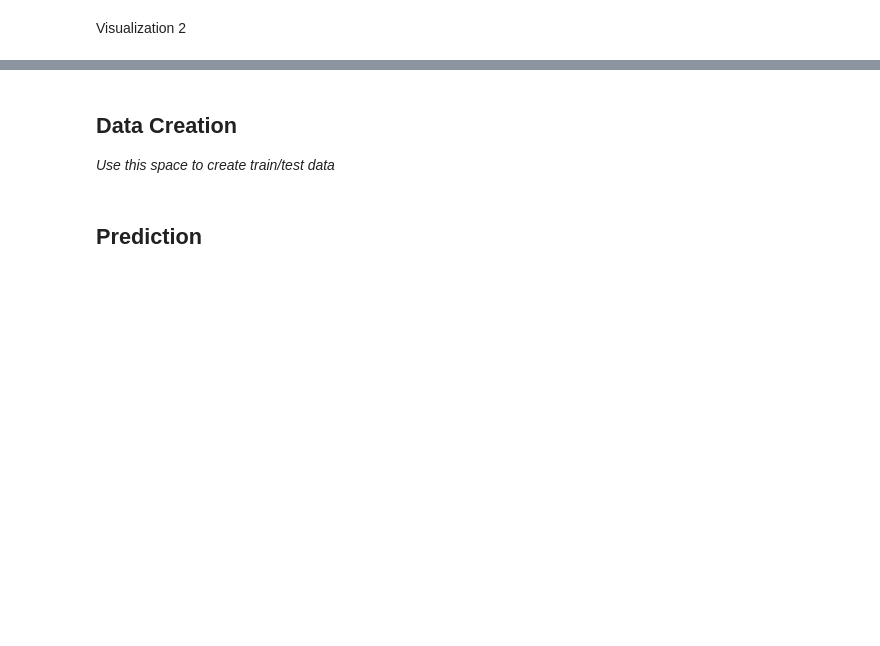
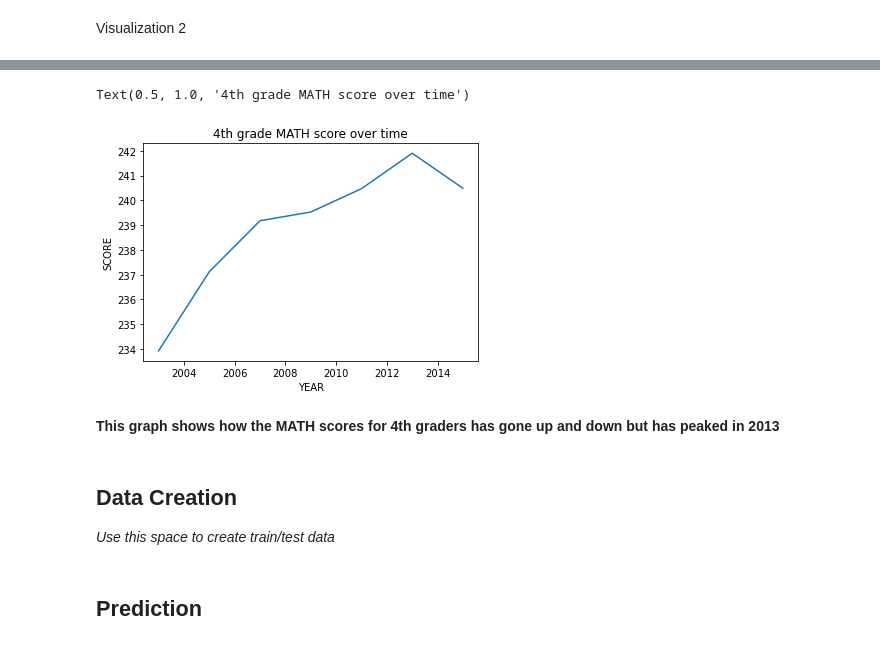
Before and after one commit to bgebaraumich/mdst_checkpoints, a Jupyter notebook: checkpoint2/checkpoint2b.ipynb, the cells around one changed output, grey strips where cells are left out. Cells and saved outputs as stored; diff of their text form; code cells hidden in the pictures; blank space fills up the shorter version.

```diff
--- a/checkpoint2/checkpoint2b.ipynb
+++ b/checkpoint2/checkpoint2b.ipynb
@@ -60,3 +101,12 @@ Visualization 2
+# %%
+df.groupby('YEAR').AVG_MATH_4_SCORE.mean().plot()
+plt.ylabel('SCORE')
+plt.title('4th grade MATH score over time')
+# %% [output]
+Text(0.5, 1.0, '4th grade MATH score over time')
+[figure, added]
+# %% [markdown]
+**This graph shows how the MATH scores for 4th graders has gone up and down but has peaked in 2013**
 # %% [markdown]
 <h2> Data Creation </h2>
 
```
Also changed, not shown: parts of 21 cells of this notebook.
